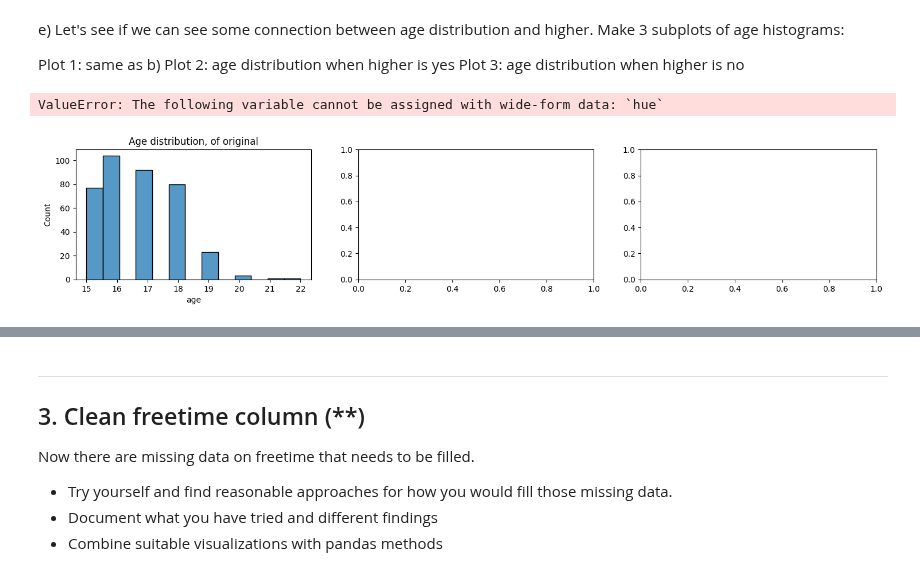
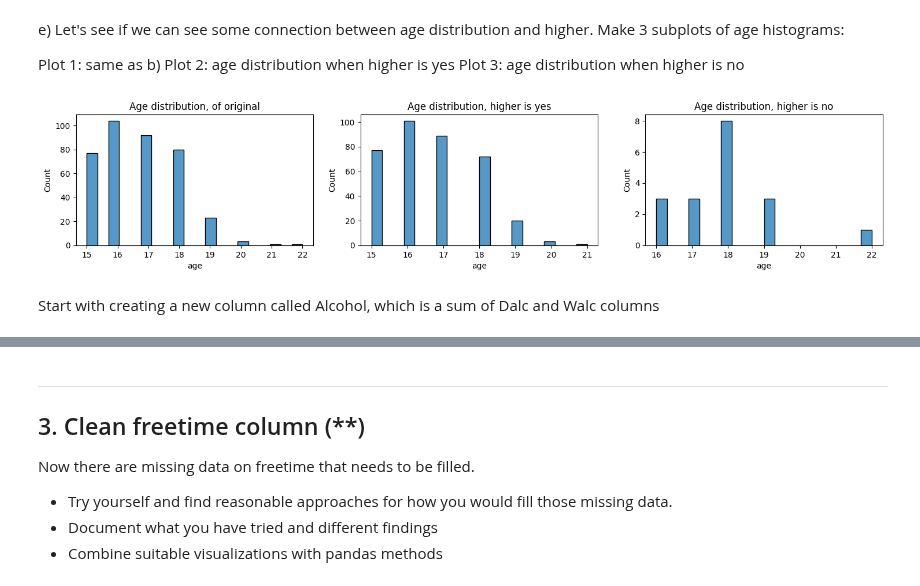
Before and after one commit to yuna-liu/Databehandling-Yuna-Liu, a Jupyter notebook: Exercises/E01_missing_aggregation/E01_missing_aggregation.ipynb, the cells around one changed output, grey strips where cells are left out. Cells and saved outputs as stored; diff of their text form; code cells hidden in the pictures.

```diff
--- a/Exercises/E01_missing_aggregation/E01_missing_aggregation.ipynb
+++ b/Exercises/E01_missing_aggregation/E01_missing_aggregation.ipynb
@@ -411,13 +410,15 @@ array(['yes', 'no'], dtype=object)
 Plot 1: same as b)
 Plot 2: age distribution when higher is yes
 Plot 3: age distribution when higher is no
+# %%
+age_higher_yes = df_remove_missings_pairwise[df_remove_missings_pairwise["higher"]=="yes"]
+age_higher_no = df_remove_missings_pairwise[df_remove_missings_pairwise["higher"]=="no"]
 # %%
 fig, ax = plt.subplots(1, 3, dpi=100, figsize=(18,3))
-sns.histplot(data=df_remove_missings_pairwise["age"], ax=ax[0]).set_title("Age distribution, of original")
-
-age_higher_yes = df_remove_missings_pairwise[df_remove_missings_pairwise["higher"]=="yes"]
-sns.histplot(data=age_higher_yes["age"], ax=ax[1]).set_title("Age distribution, of original")
-sns.histplot(data=df_remove_missings_pairwise["age"], ax=ax[0]).set_title("Age distribution, of original")
+sns.histplot(data=df_remove_missings_pairwise["age"], ax=ax[0], bins=20).set_title("Age distribution, of original");
+sns.histplot(data=age_higher_yes["age"], ax=ax[1], bins=20).set_title("Age distribution, higher is yes");
+sns.histplot(data=age_higher_no["age"], ax=ax[2], bins=20).set_title("Age distribution, higher is no");
 # %% [output]
-ValueError: The following variable cannot be assigned with wide-form data: `hue`
-[figure, old version]
+[figure, new version]
+# %% [markdown]
+Start with creating a new column called Alcohol, which is a sum of Dalc and Walc columns
```
Also changed, not shown: parts of 4 cells of this notebook, 2 other files.
